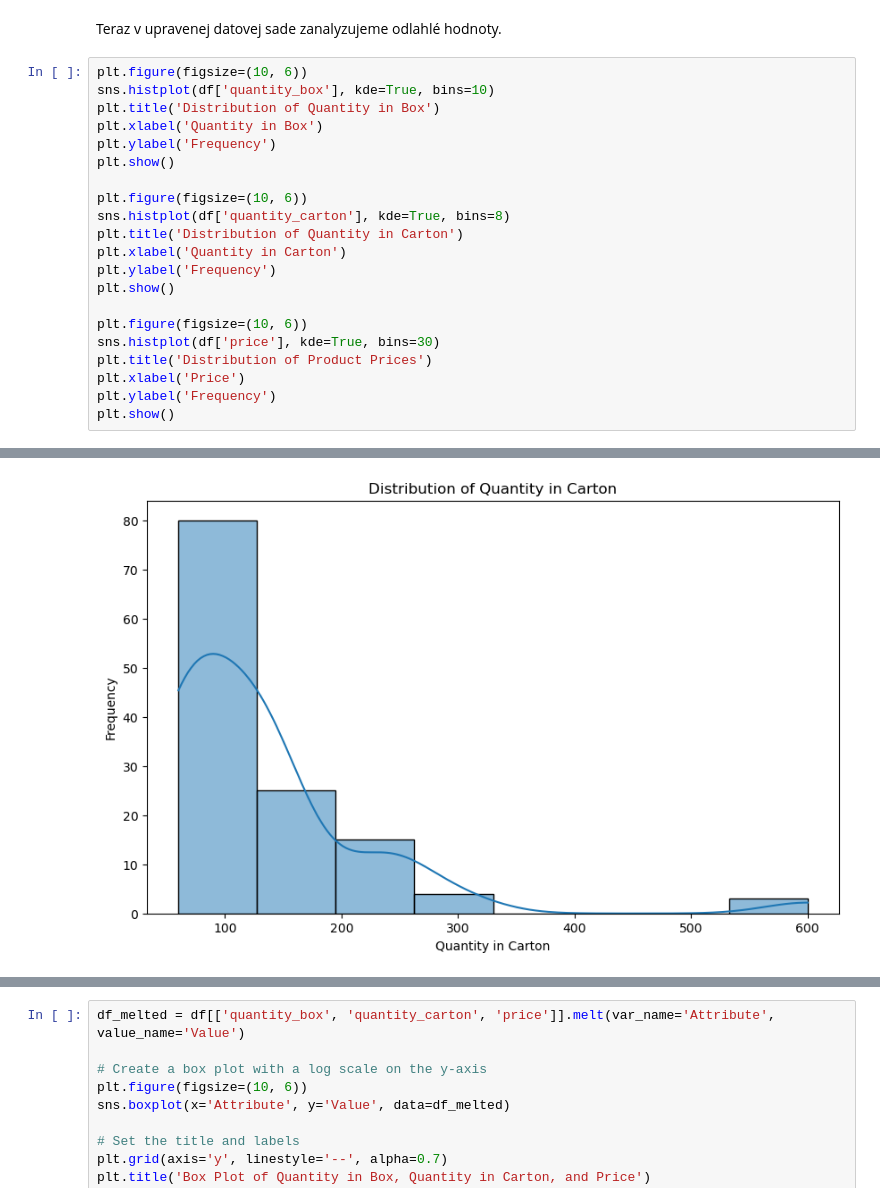
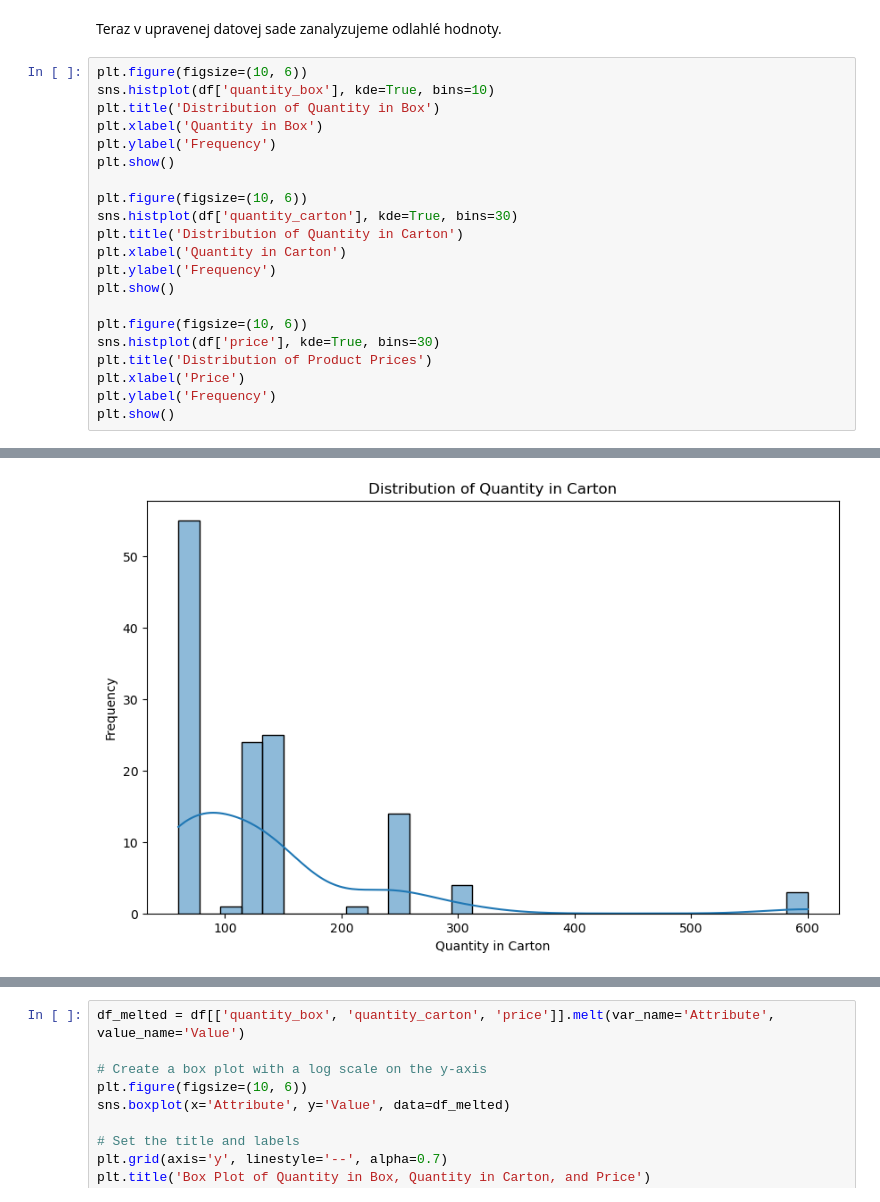
Before and after one commit to Adam-K2/upa-project, a Jupyter notebook: projekt_3/upa_3.ipynb, the cells around one changed output, grey strips where cells are left out. Cells and saved outputs as stored; diff of their text form.

```diff
--- a/projekt_3/upa_3.ipynb
+++ b/projekt_3/upa_3.ipynb
@@ -558,27 +558,27 @@ Teraz v upravenej datovej sade zanalyzujeme odlahlé hodnoty.
 # %%
 plt.figure(figsize=(10, 6))
 sns.histplot(df['quantity_box'], kde=True, bins=10)
 plt.title('Distribution of Quantity in Box')
 plt.xlabel('Quantity in Box')
 plt.ylabel('Frequency')
 plt.show()
 
 plt.figure(figsize=(10, 6))
-sns.histplot(df['quantity_carton'], kde=True, bins=8)
+sns.histplot(df['quantity_carton'], kde=True, bins=30)
 plt.title('Distribution of Quantity in Carton')
 plt.xlabel('Quantity in Carton')
 plt.ylabel('Frequency')
 plt.show()
 
 plt.figure(figsize=(10, 6))
 sns.histplot(df['price'], kde=True, bins=30)
 plt.title('Distribution of Product Prices')
 plt.xlabel('Price')
 plt.ylabel('Frequency')
 plt.show()
 # %% [output]
 [figure]
-[figure, old version]
+[figure, new version]
 [figure]
 # %%
 df_melted = df[['quantity_box', 'quantity_carton', 'price']].melt(var_name='Attribute', value_name='Value')
```
Also changed, not shown: parts of 5 cells of this notebook.
